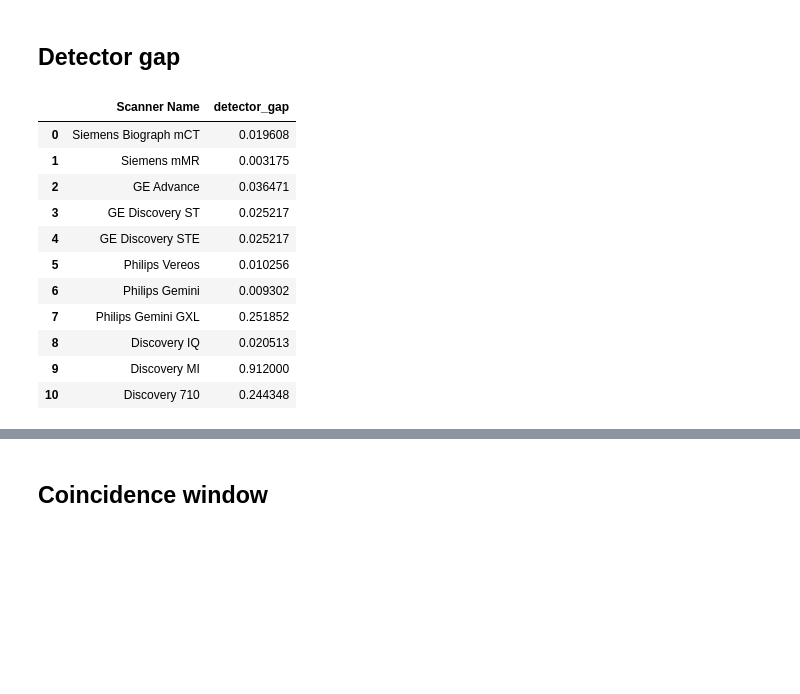
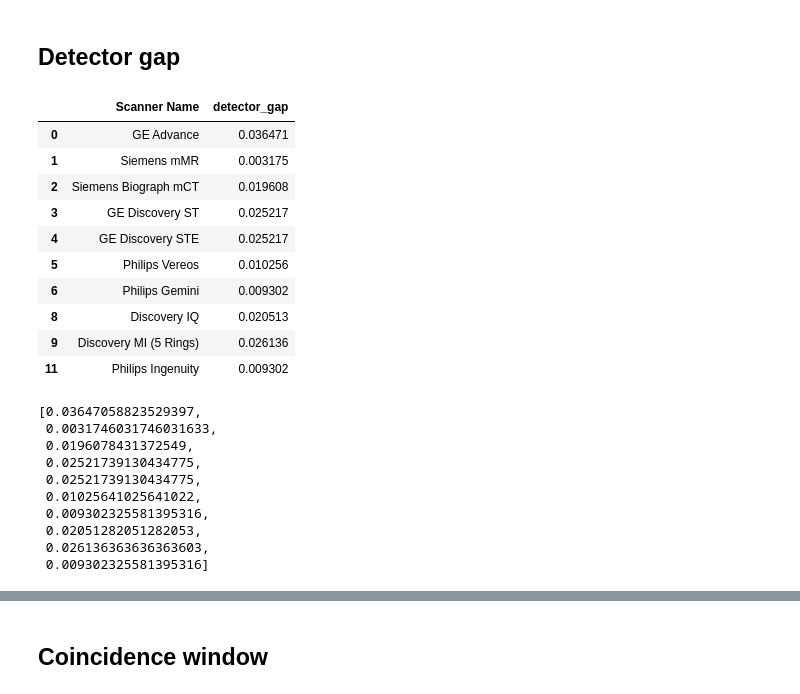
Before and after one commit to YerePhy/randfig, a Jupyter notebook: notebooks/1.0-jpm-params-eda.ipynb, the cells around one changed output, grey strips where cells are left out. Cells and saved outputs as stored; diff of their text form; code cells hidden in the pictures; blank space fills up the shorter version.

Commit message:
Fixing detector gap and inserting zOutputVoxelSize.

```diff
--- a/notebooks/1.0-jpm-params-eda.ipynb
+++ b/notebooks/1.0-jpm-params-eda.ipynb
@@ -53,22 +53,37 @@ df["Material, Att. Idx."] = df["Material"].astype(str) + ', ' + df["Attenuation
 # %% [markdown]
 ## Detector gap
 # %%
-df\
+DETECTOR_GAP_THRESHOLD = 0.05
+
+detector_gap = df\
 .assign(detector_gap=(df["axial_fov"] - df["num_rings"] * df["z_crystal_size"]) / (df["num_rings"] - 1))\
-.loc[:, ["Scanner Name", "detector_gap"]]
+.loc[:, ["Scanner Name", "detector_gap"]]\
+.query(f"detector_gap <= {DETECTOR_GAP_THRESHOLD}")
+
+display(detector_gap)
+display(detector_gap.detector_gap.to_list())
 # %% [output]
 |  | Scanner Name | detector_gap |
-| 0 | Siemens Biograph mCT | 0.019608 |
+| 0 | GE Advance | 0.036471 |
 | 1 | Siemens mMR | 0.003175 |
-| 2 | GE Advance | 0.036471 |
+| 2 | Siemens Biograph mCT | 0.019608 |
 | 3 | GE Discovery ST | 0.025217 |
 | 4 | GE Discovery STE | 0.025217 |
 | 5 | Philips Vereos | 0.010256 |
 | 6 | Philips Gemini | 0.009302 |
-| 7 | Philips Gemini GXL | 0.251852 |
 | 8 | Discovery IQ | 0.020513 |
-| 9 | Discovery MI | 0.912000 |
-| 10 | Discovery 710 | 0.244348 |
+| 9 | Discovery MI (5 Rings) | 0.026136 |
+| 11 | Philips Ingenuity | 0.009302 |
+[0.03647058823529397,
+ 0.0031746031746031633,
+ 0.0196078431372549,
+ 0.02521739130434775,
+ 0.02521739130434775,
+ 0.01025641025641022,
+ 0.009302325581395316,
+ 0.02051282051282053,
+ 0.026136363636363603,
+ 0.009302325581395316]
 # %%
 df\
 .assign(datector_gap=(df["axial_fov"] - df["num_rings"] * df["z_crystal_size"]) / (df["num_rings"] - 1))\
```
Also changed, not shown: parts of 15 cells of this notebook, 2 other files.
